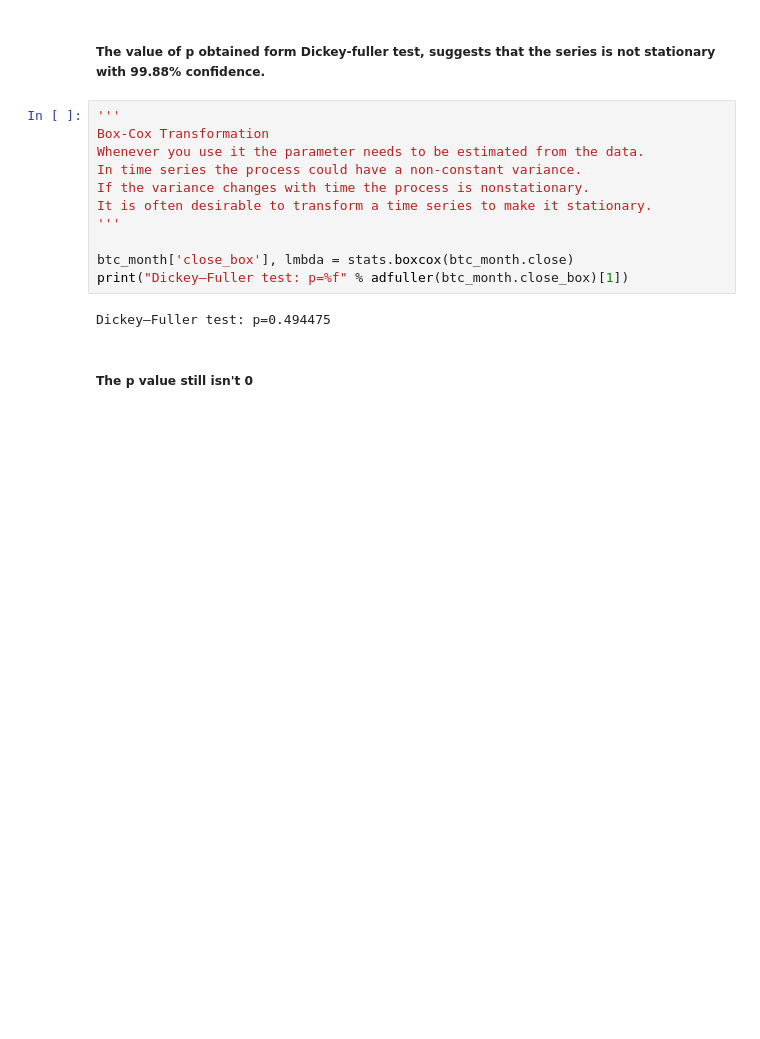
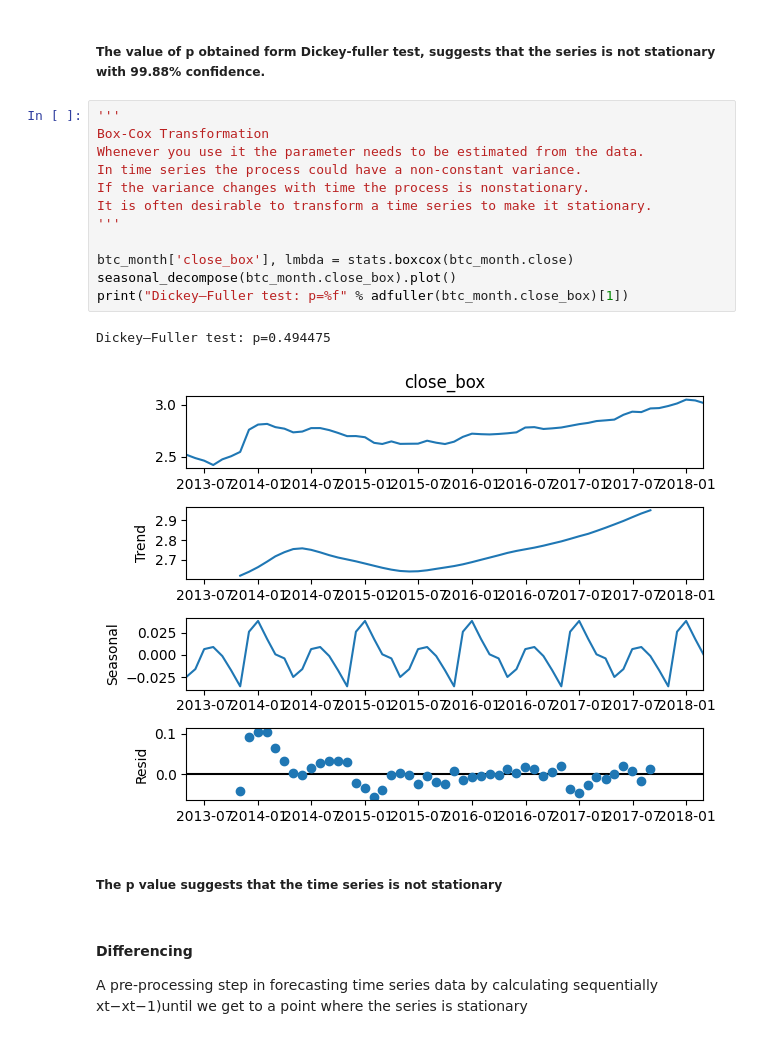
Before and after one commit to Annarhysa/Cryptocurrency-Market-Analysis, a Jupyter notebook: arima_model.ipynb, the cells around one changed output. Saved outputs shown, nothing was run; the diff lists cells and outputs as text; blank space fills up the shorter version.

```diff
--- a/arima_model.ipynb
+++ b/arima_model.ipynb
@@ -97,15 +97,21 @@ Dickey–Fuller test: p=0.998803
 # %%
 '''
 Box-Cox Transformation
 Whenever you use it the parameter needs to be estimated from the data.
 In time series the process could have a non-constant variance.
 If the variance changes with time the process is nonstationary.
 It is often desirable to transform a time series to make it stationary.
 '''
 
 btc_month['close_box'], lmbda = stats.boxcox(btc_month.close)
+seasonal_decompose(btc_month.close_box).plot()
 print("Dickey–Fuller test: p=%f" % adfuller(btc_month.close_box)[1])
 # %% [output]
 Dickey–Fuller test: p=0.494475
+[figure, added]
-# %% [markdown]
-##### The p value still isn't 0
+# %% [markdown]
+##### The p value suggests that the time series is not stationary
+# %% [markdown]
+#### Differencing
+
+A pre-processing step in forecasting time series data by calculating sequentially xt−xt−1)until we get to a point where the series is stationary
```
